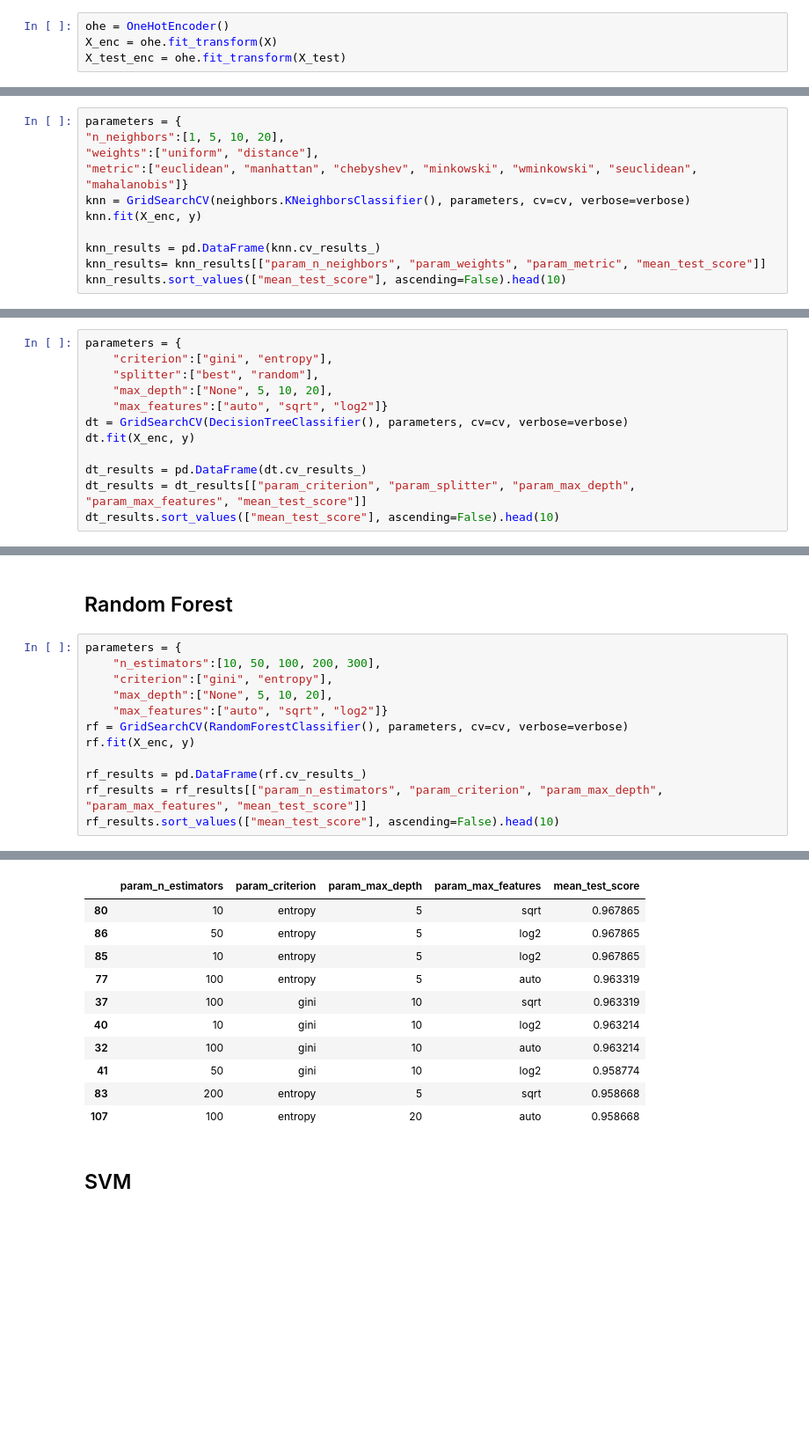
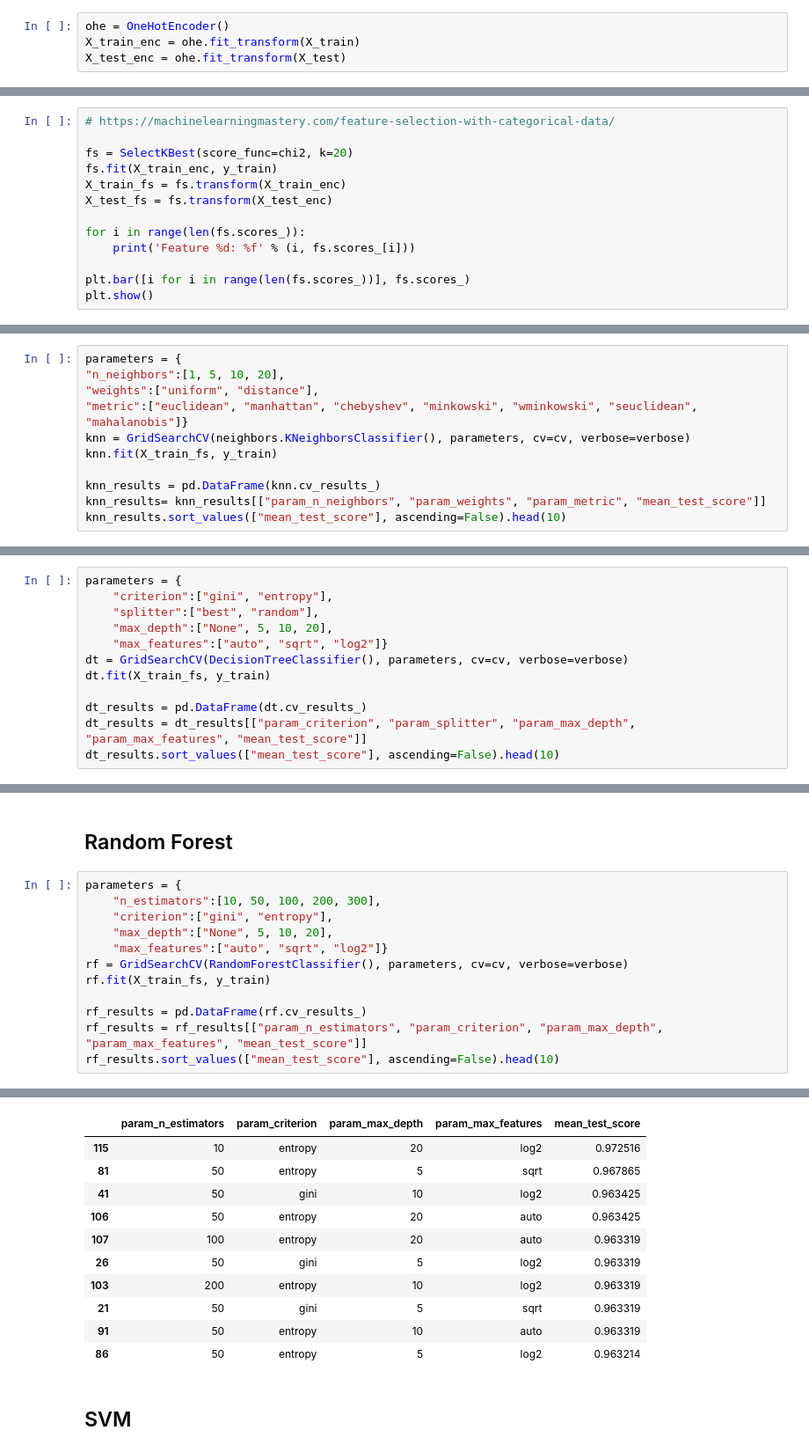
Before and after one commit to hoverslam/ml-projects, a Jupyter notebook: voting/voting.ipynb, the cells around one changed output, grey strips where cells are left out. Shown: that part at 88% size. Drawn from its saved outputs; the diff is of its cells as text; blank space fills up the shorter version.

```diff
--- a/voting/voting.ipynb
+++ b/voting/voting.ipynb
@@ -95,7 +95,7 @@ X_test = test.drop(["ID"], axis=1)
 ## Encoding
 # %%
 ohe = OneHotEncoder()
-X_enc = ohe.fit_transform(X)
+X_train_enc = ohe.fit_transform(X_train)
 X_test_enc = ohe.fit_transform(X_test)
 # %% [markdown]
 # Exploratory data analysis
@@ -141,0 +124,13 @@ chi2(X_enc, y)
+# %%
+# https://machinelearningmastery.com/feature-selection-with-categorical-data/
+
+fs = SelectKBest(score_func=chi2, k=20)
+fs.fit(X_train_enc, y_train)
+X_train_fs = fs.transform(X_train_enc)
+X_test_fs = fs.transform(X_test_enc)
+
+for i in range(len(fs.scores_)):
+	print('Feature %d: %f' % (i, fs.scores_[i]))
+
+plt.bar([i for i in range(len(fs.scores_))], fs.scores_)
+plt.show()
@@ -154,7 +168,7 @@ parameters = {
 "weights":["uniform", "distance"],
 "metric":["euclidean", "manhattan", "chebyshev", "minkowski", "wminkowski", "seuclidean", "mahalanobis"]}
 knn = GridSearchCV(neighbors.KNeighborsClassifier(), parameters, cv=cv, verbose=verbose)
-knn.fit(X_enc, y)
+knn.fit(X_train_fs, y_train)
 
 knn_results = pd.DataFrame(knn.cv_results_)
 knn_results= knn_results[["param_n_neighbors", "param_weights", "param_metric", "mean_test_score"]]
@@ -181,7 +195,7 @@ parameters = {
     "max_depth":["None", 5, 10, 20],
     "max_features":["auto", "sqrt", "log2"]}
 dt = GridSearchCV(DecisionTreeClassifier(), parameters, cv=cv, verbose=verbose)
-dt.fit(X_enc, y)
+dt.fit(X_train_fs, y_train)
 
 dt_results = pd.DataFrame(dt.cv_results_)
 dt_results = dt_results[["param_criterion", "param_splitter", "param_max_depth", "param_max_features", "mean_test_score"]]
@@ -204,28 +218,28 @@ Fitting 5 folds for each of 48 candidates, totalling 240 fits
 # %%
 parameters = {
     "n_estimators":[10, 50, 100, 200, 300],
     "criterion":["gini", "entropy"],
     "max_depth":["None", 5, 10, 20],
     "max_features":["auto", "sqrt", "log2"]}
 rf = GridSearchCV(RandomForestClassifier(), parameters, cv=cv, verbose=verbose)
-rf.fit(X_enc, y)
+rf.fit(X_train_fs, y_train)
 
 rf_results = pd.DataFrame(rf.cv_results_)
 rf_results = rf_results[["param_n_estimators", "param_criterion", "param_max_depth", "param_max_features", "mean_test_score"]]
 rf_results.sort_values(["mean_test_score"], ascending=False).head(10)
 # %% [output]
 Fitting 5 folds for each of 120 candidates, totalling 600 fits
 |  | param_n_estimators | param_criterion | param_max_depth | param_max_features | mean_test_score |
-| 80 | 10 | entropy | 5 | sqrt | 0.967865 |
-| 86 | 50 | entropy | 5 | log2 | 0.967865 |
-| 85 | 10 | entropy | 5 | log2 | 0.967865 |
-| 77 | 100 | entropy | 5 | auto | 0.963319 |
-| 37 | 100 | gini | 10 | sqrt | 0.963319 |
-| 40 | 10 | gini | 10 | log2 | 0.963214 |
-| 32 | 100 | gini | 10 | auto | 0.963214 |
-| 41 | 50 | gini | 10 | log2 | 0.958774 |
-| 83 | 200 | entropy | 5 | sqrt | 0.958668 |
-| 107 | 100 | entropy | 20 | auto | 0.958668 |
+| 115 | 10 | entropy | 20 | log2 | 0.972516 |
+| 81 | 50 | entropy | 5 | sqrt | 0.967865 |
+| 41 | 50 | gini | 10 | log2 | 0.963425 |
+| 106 | 50 | entropy | 20 | auto | 0.963425 |
+| 107 | 100 | entropy | 20 | auto | 0.963319 |
+| 26 | 50 | gini | 5 | log2 | 0.963319 |
+| 103 | 200 | entropy | 10 | log2 | 0.963319 |
+| 21 | 50 | gini | 5 | sqrt | 0.963319 |
+| 91 | 50 | entropy | 10 | auto | 0.963319 |
+| 86 | 50 | entropy | 5 | log2 | 0.963214 |
 # %% [markdown]
 ## SVM
 # %%
```
Also changed, not shown: parts of 15 cells of this notebook.
